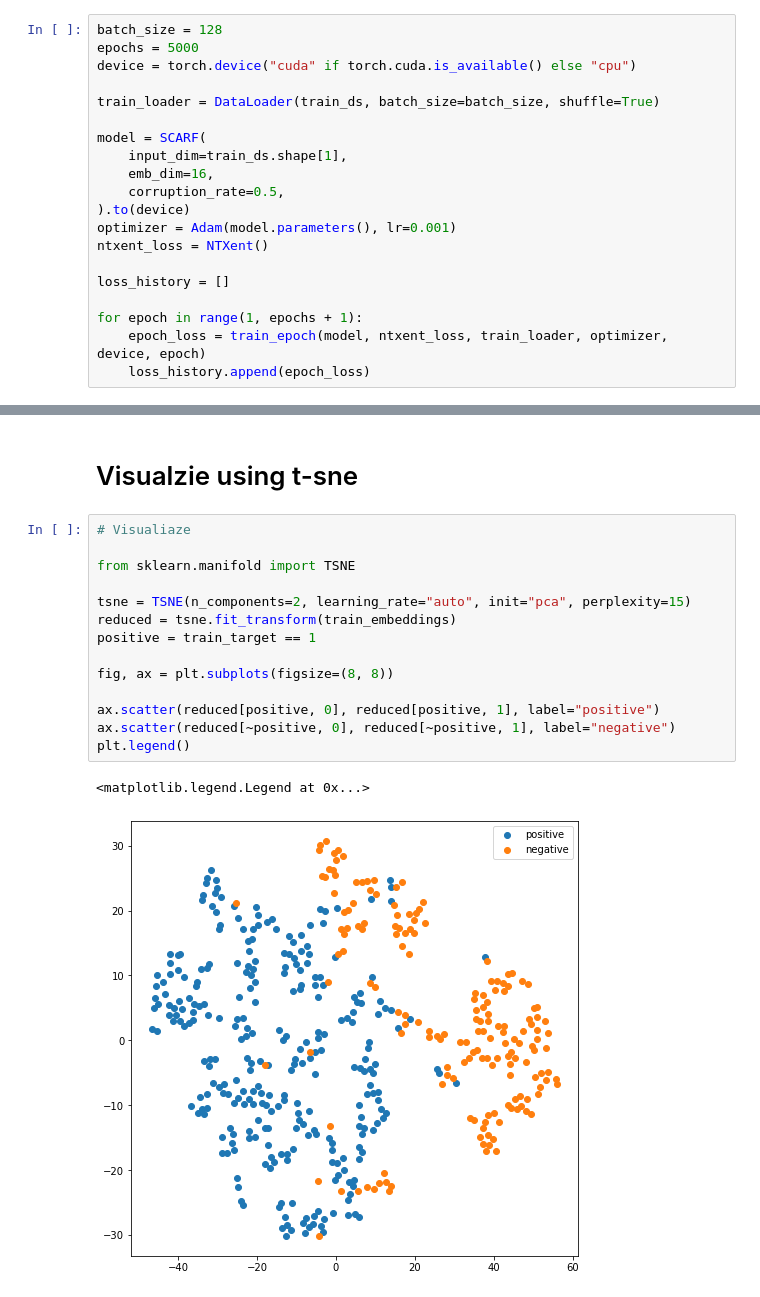
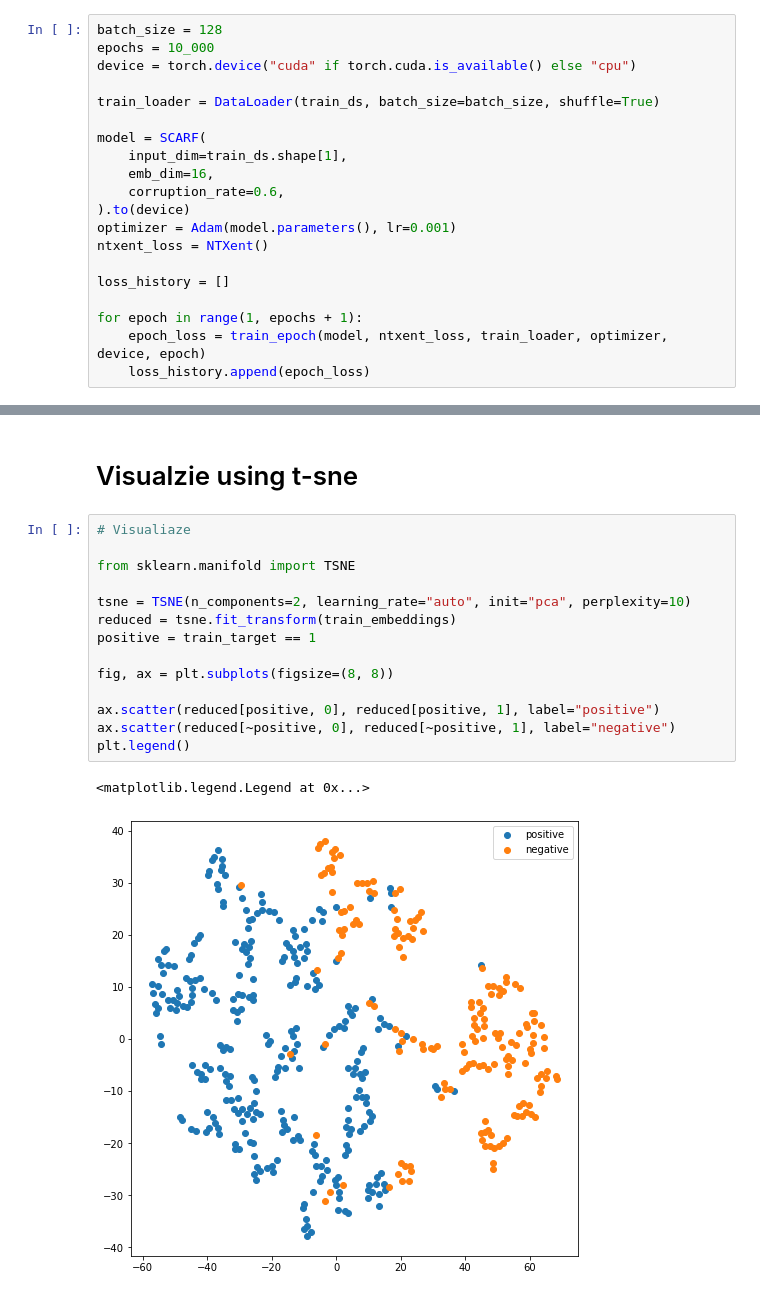
Before and after one commit to clabrugere/pytorch-scarf, a Jupyter notebook: example/example.ipynb, the cells around one changed output, grey strips where cells are left out. Saved outputs shown, nothing was run; the diff lists cells and outputs as text.

```diff
--- a/example/example.ipynb
+++ b/example/example.ipynb
@@ -81,7 +81,7 @@ Test set: (114, 30)
 # Training
 # %%
 batch_size = 128
-epochs = 5000
+epochs = 10_000
 device = torch.device("cuda" if torch.cuda.is_available() else "cpu")
 
 train_loader = DataLoader(train_ds, batch_size=batch_size, shuffle=True)
@@ -89,7 +89,7 @@ train_loader = DataLoader(train_ds, batch_size=batch_size, shuffle=True)
 model = SCARF(
     input_dim=train_ds.shape[1],
     emb_dim=16,
-    corruption_rate=0.5,
+    corruption_rate=0.6,
 ).to(device)
 optimizer = Adam(model.parameters(), lr=0.001)
 ntxent_loss = NTXent()
@@ -173,17 +173,17 @@ weighted avg       0.97      0.96      0.96       114
 # %%
 # Visualiaze
 
 from sklearn.manifold import TSNE
 
-tsne = TSNE(n_components=2, learning_rate="auto", init="pca", perplexity=15)
+tsne = TSNE(n_components=2, learning_rate="auto", init="pca", perplexity=10)
 reduced = tsne.fit_transform(train_embeddings)
 positive = train_target == 1
 
 fig, ax = plt.subplots(figsize=(8, 8))
 
 ax.scatter(reduced[positive, 0], reduced[positive, 1], label="positive")
 ax.scatter(reduced[~positive, 0], reduced[~positive, 1], label="negative")
 plt.legend()
 # %% [output]
 <matplotlib.legend.Legend at 0x...>
-[figure, old version]
+[figure, new version]
```
Also changed, not shown: 2 other files.
